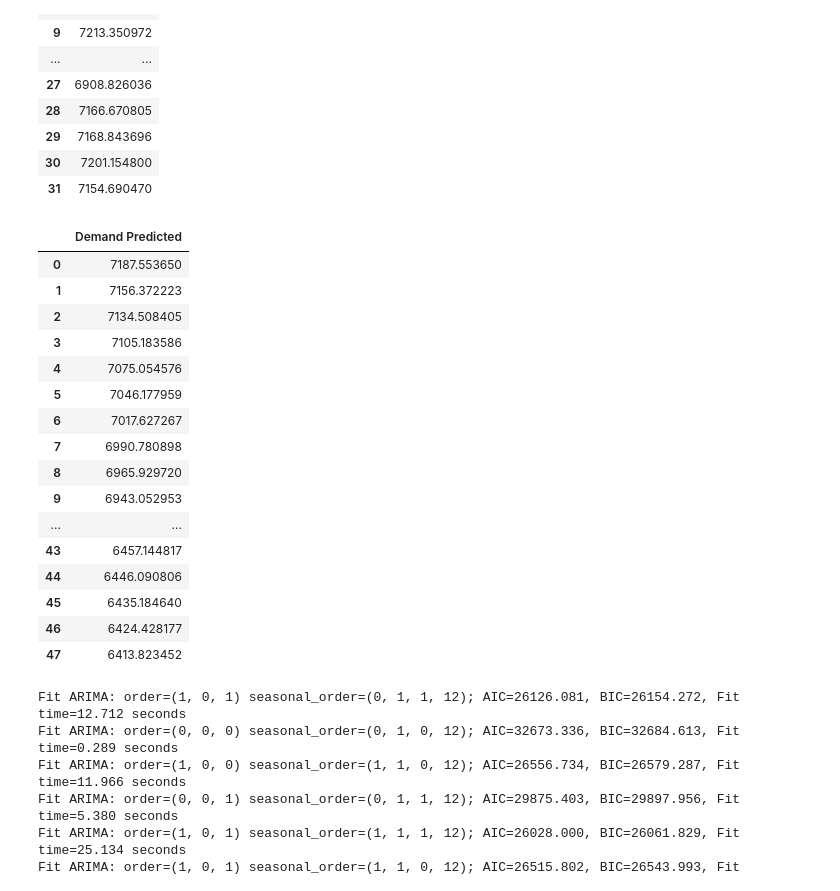
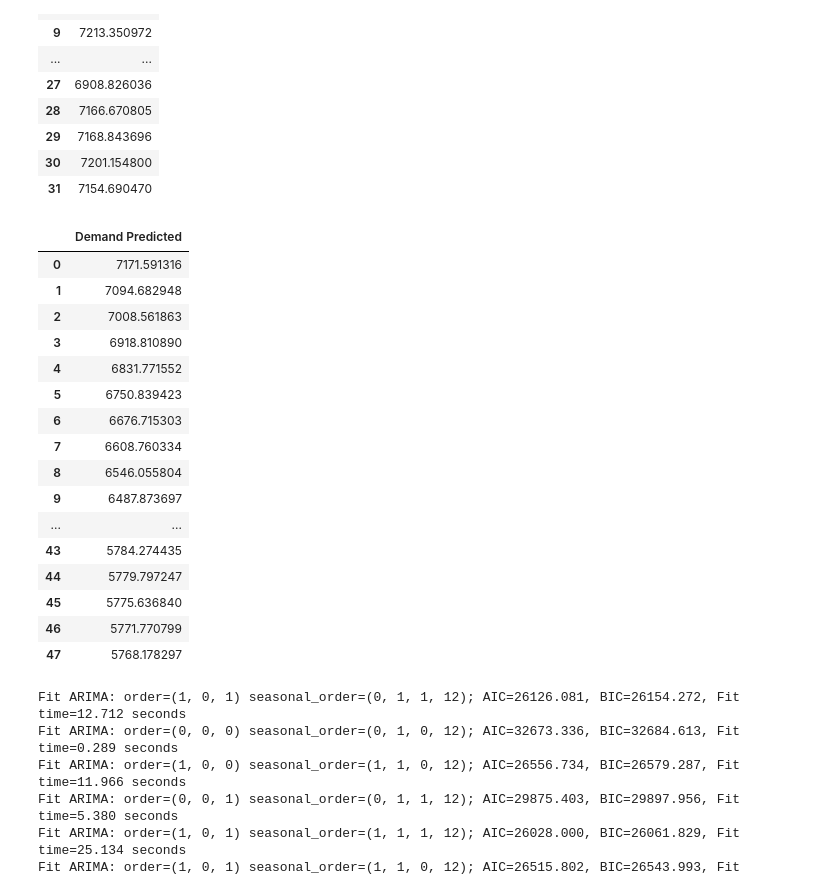
Before and after one commit to ERAUMECR/PML-06MTP-115, a Jupyter notebook: ARIMA_Demand.ipynb, the cells around one changed output. Cells and saved outputs as stored; diff of their text form; code cells hidden in the pictures.

```diff
--- a/ARIMA_Demand.ipynb
+++ b/ARIMA_Demand.ipynb
@@ -135,30 +135,30 @@ Test MSE: 14642.837
 | 30 | 7201.154800 |
 | 31 | 7154.690470 |
 # %%
-model = ARMA(demand, order=(5,3))
+model = ARMA(demand, order=(3,3))
 model_fit2 = model.fit(disp=0)
 forecast_demand = model_fit2.forecast(steps = 48)
 forecast_demand = pd.DataFrame(forecast_demand[0])
 forecast_demand.columns = ['Demand Predicted']
 forecast_demand
 # %% [output]
 |  | Demand Predicted |
-| 0 | 7187.553650 |
-| 1 | 7156.372223 |
-| 2 | 7134.508405 |
-| 3 | 7105.183586 |
-| 4 | 7075.054576 |
-| 5 | 7046.177959 |
-| 6 | 7017.627267 |
-| 7 | 6990.780898 |
-| 8 | 6965.929720 |
-| 9 | 6943.052953 |
+| 0 | 7171.591316 |
+| 1 | 7094.682948 |
+| 2 | 7008.561863 |
+| 3 | 6918.810890 |
+| 4 | 6831.771552 |
+| 5 | 6750.839423 |
+| 6 | 6676.715303 |
+| 7 | 6608.760334 |
+| 8 | 6546.055804 |
+| 9 | 6487.873697 |
 | ... | ... |
-| 43 | 6457.144817 |
-| 44 | 6446.090806 |
-| 45 | 6435.184640 |
-| 46 | 6424.428177 |
-| 47 | 6413.823452 |
+| 43 | 5784.274435 |
+| 44 | 5779.797247 |
+| 45 | 5775.636840 |
+| 46 | 5771.770799 |
+| 47 | 5768.178297 |
 # %%
 # Seasonal - fit stepwise auto-ARIMA
 smodel = pm.auto_arima(demand, start_p=1, start_q=1,
```
Also changed, not shown: parts of 1 cell of this notebook, 2 other files.
